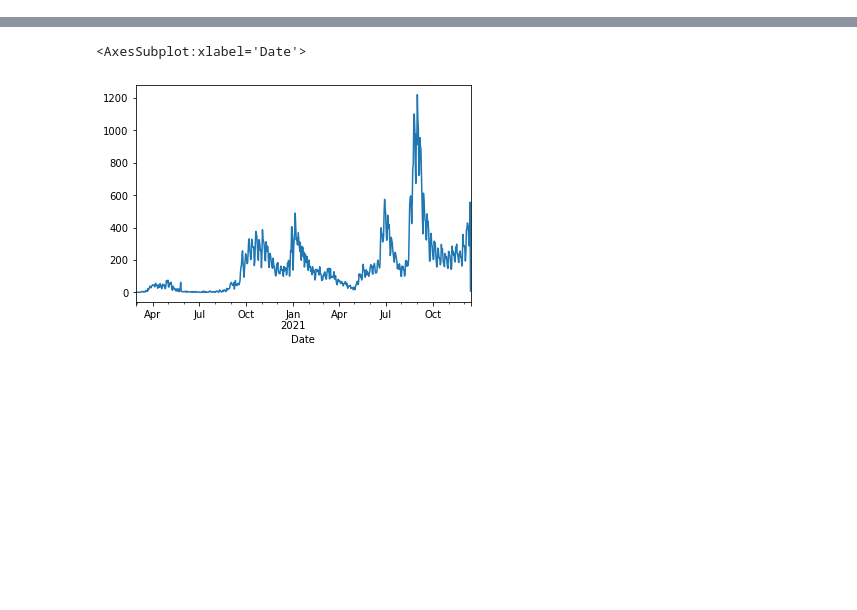
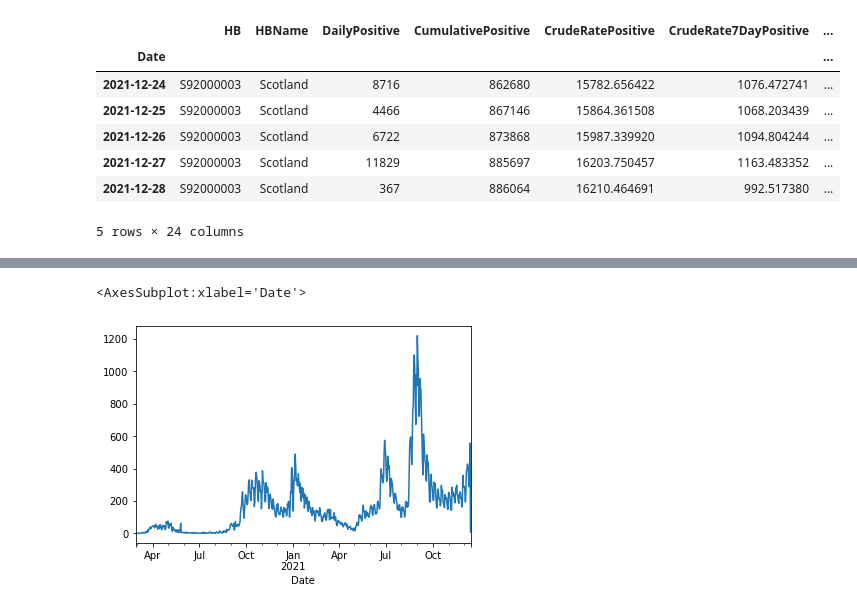
Before and after one commit to nowaycomputer/scotvid, a Jupyter notebook: dev/Scotvid.ipynb, the cells around one changed output, grey strips where cells are left out. Cells and saved outputs as stored; diff of their text form; code cells hidden in the pictures; blank space fills up the shorter version.

```diff
--- a/dev/Scotvid.ipynb
+++ b/dev/Scotvid.ipynb
@@ -13,6 +13,17 @@ df_cases=pd.read_csv('https://www.opendata.nhs.scot/dataset/b318bddf-a4dc-4262-9
 df_hospital=pd.read_csv('https://www.opendata.nhs.scot/dataset/b318bddf-a4dc-4262-971f-0ba329e09b87/resource/2dd8534b-0a6f-4744-9253-9565d62f96c2/download/trend_hb_20211206.csv', index_col='Date',parse_dates=True)
 
 df_hospital=df_hospital[df_hospital['HBName']=='Scotland']
+# %%
+df_hospital.tail()
+# %% [output]
+|  | HB | HBName | DailyPositive | CumulativePositive | CrudeRatePositive | CrudeRate7DayPositive | ... |
+| Date |  |  |  |  |  |  | ... |
+| 2021-12-24 | S92000003 | Scotland | 8716 | 862680 | 15782.656422 | 1076.472741 | ... |
+| 2021-12-25 | S92000003 | Scotland | 4466 | 867146 | 15864.361508 | 1068.203439 | ... |
+| 2021-12-26 | S92000003 | Scotland | 6722 | 873868 | 15987.339920 | 1094.804244 | ... |
+| 2021-12-27 | S92000003 | Scotland | 11829 | 885697 | 16203.750457 | 1163.483352 | ... |
+| 2021-12-28 | S92000003 | Scotland | 367 | 886064 | 16210.464691 | 992.517380 | ... |
+5 rows × 24 columns
 # %%
 fig=plt.figure(figsize=(20,10))
 fig.suptitle('Scotland Covid Update (Data up to '+df_cases.index[-1].strftime("%d/%m/%Y")+")", fontsize=20)
```
Also changed, not shown: parts of 3 cells of this notebook, 6 other files.
